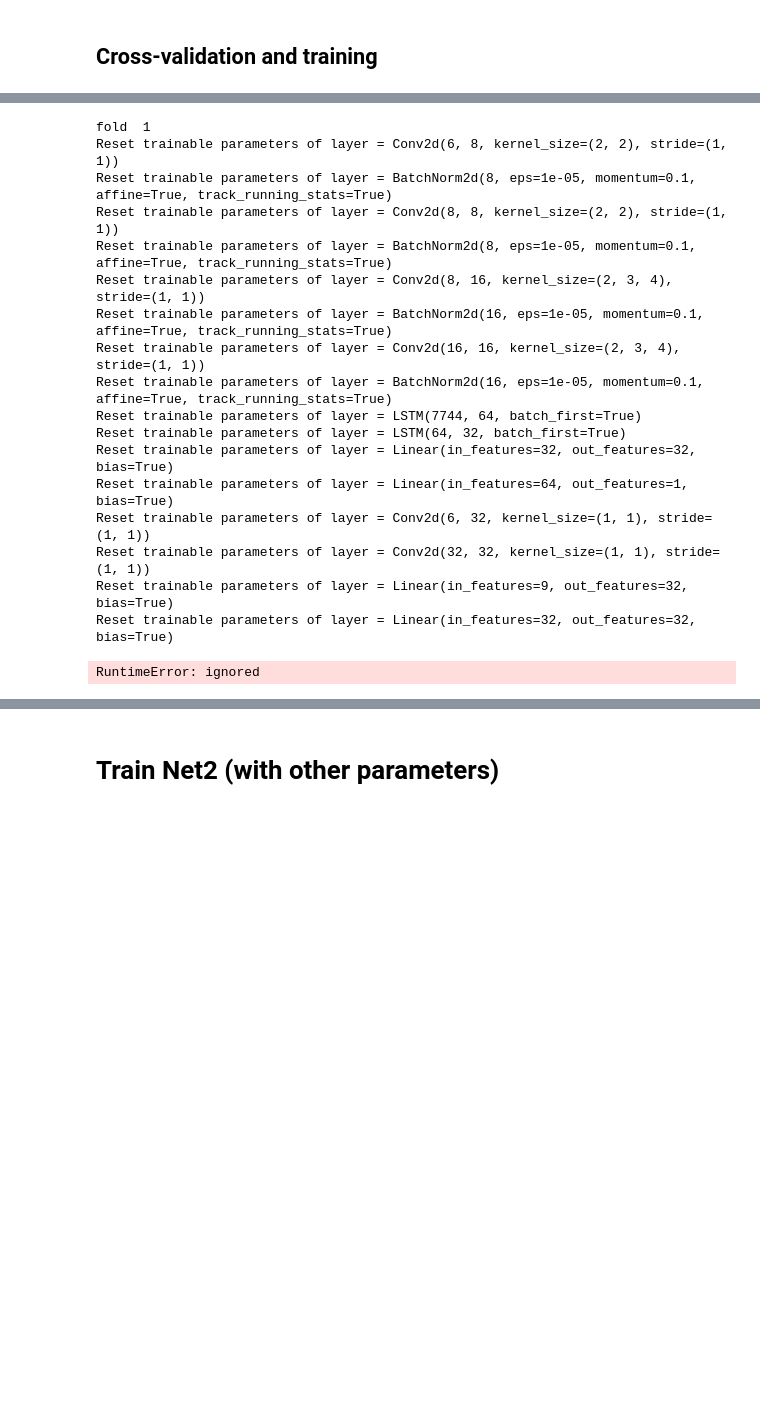
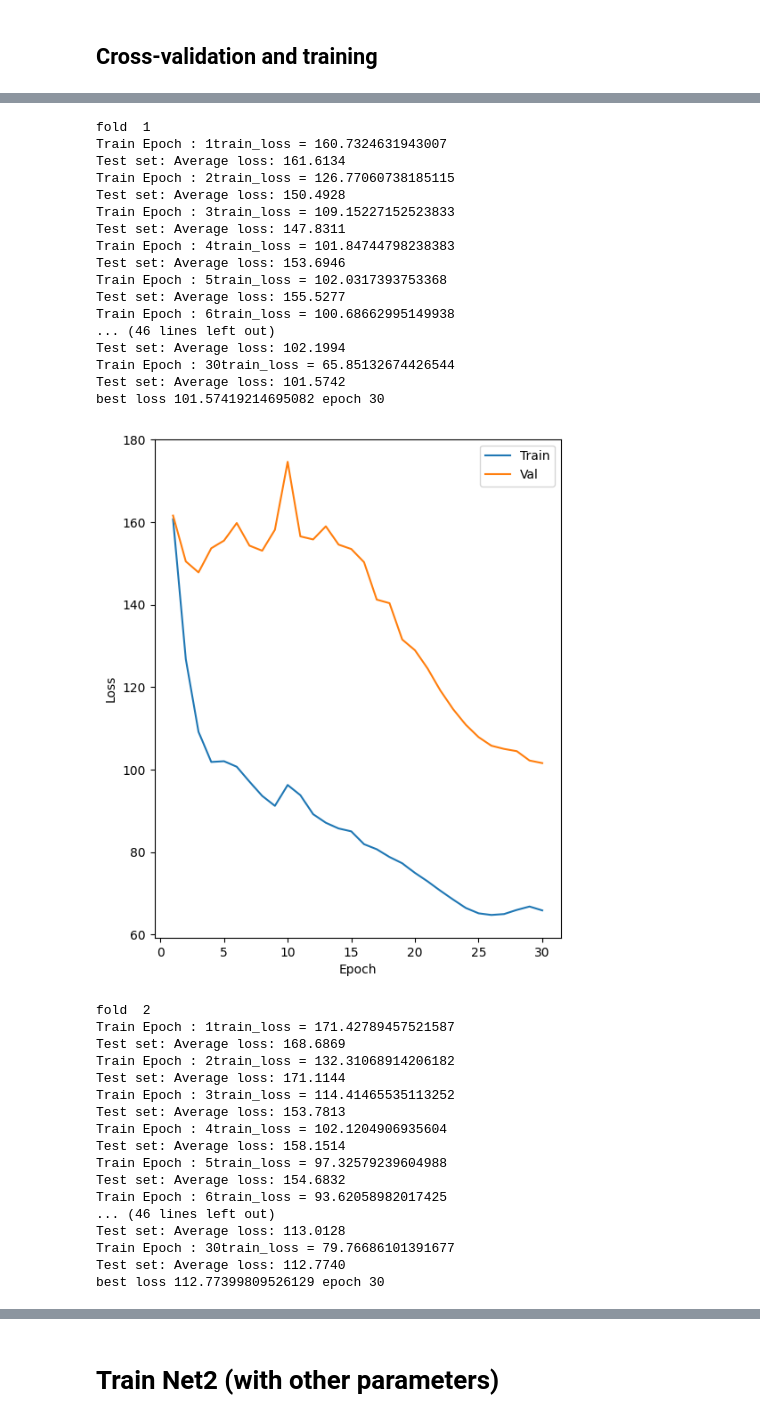
Before and after one commit to CS-433/ml-project-2-lapd, a Jupyter notebook: Project_with_pytorch_CV_with_meteo.ipynb, the cells around one changed output, grey strips where cells are left out. Drawn from its saved outputs; the diff is of its cells as text; code cells hidden in the pictures; blank space fills up the shorter version.

```diff
--- a/Project_with_pytorch_CV_with_meteo.ipynb
+++ b/Project_with_pytorch_CV_with_meteo.ipynb
@@ -56,10 +55,10 @@ from google.colab import drive
 drive.mount("/content/drive")
 
 ## change path to where the folder of the images is
-#path = 'drive/MyDrive/Colab Notebooks/CSS 433/data' #antonin
+path = 'drive/MyDrive/Colab Notebooks/CSS 433/data' #antonin
 #path = 'drive/MyDrive/master/CSS 433/data' #Jade
 #path = 'drive/MyDrive/data' #Jade ordi 2
-path = 'drive/MyDrive/CSS 433/data' #Alison
+#path = 'drive/MyDrive/CSS 433/data' #Alison
 
 for file in os.listdir(path):
   print(file)
@@ -96,7 +97,7 @@ class GHIDataset(Dataset):
 
 
         self.root_dir = root_dir
-        self.labels = torch.from_numpy(np.load(os.path.join(self.root_dir,labels)))
+        self.labels = torch.from_numpy(np.load(os.path.join(self.root_dir,labels))).to(torch.float32)
         self.images = np.load(os.path.join(self.root_dir,images),mmap_mode='c')
 
         # Define the transforms to apply to labels or input
@@ -104,7 +105,7 @@ class GHIDataset(Dataset):
         self.transform_label = transform_label
         self.normalise_meteo = normalise_meteo
 
-        self.GHI = np.load(os.path.join(path, GHI),allow_pickle=True)
+        self.GHI =  torch.from_numpy(np.load(os.path.join(path, GHI),allow_pickle=True)).to(torch.float32)
 
         df = pd.read_excel(os.path.join(self.root_dir, meteo))
 
@@ -169,6 +170,7 @@ class GHIDataset(Dataset):
         wind_speed = self.wind_speed[idx]
         wind_dir = self.wind_dir[idx]
 
+        meteo_data = torch.stack((day, month, year, hour, minute, GHI, air_temp, wind_speed, wind_dir)).to(torch.float32)
 
         # Apply the transforms
         if self.transform_images:
@@ -178,7 +180,7 @@ class GHIDataset(Dataset):
         if self.transform_label:
             labels = self.transform_label(labels)
 
-        return image0,image1,day, month, year, hour, minute, GHI, air_temp, wind_speed, wind_dir, labels
+        return image0,image1,meteo_data,labels
 # %% [markdown]
 Below we load the dataset and transfom the images.
 # %%
@@ -466,9 +484,9 @@ optimizer_kwargs = dict(
 ) # constant
 
 # Variables
-kernel_size1 = [2, 3, 4] #For first conv2d
-kernel_size2 = [2, 3] #For MaxPool2d
-kernel_size3 = [2, 3, 4] #For second conv2d
+kernel_size1 = [3,5] #For first conv2d
+kernel_size2 = [2,3] #For MaxPool2d
+kernel_size3 = [3,5] #For second conv2d here with 2 it crashes
 dropout1 = [0, 0.1, 0.2, 0.3, 0.4, 0.5, 0.6] # Dropout rates for the first layer
 dropout2 = [0, 0.1, 0.2, 0.3, 0.4, 0.5, 0.6] # Dropout rates for the second layer
 batch_size = [8, 16, 32]
@@ -481,7 +499,8 @@ hyperparameter_combinations = list(itertools.product(kernel_size1, kernel_size2,
 # Define the K-fold Cross Validation
 folds = 5
 kfold = KFold(n_splits=folds, shuffle=True)
-criterion = RMSELoss #criterion for the training
+#criterion = RMSELoss
+criterion = F.mse_loss #criterion for the training
 
 
 # initialize each variables
@@ -493,8 +512,7 @@ result_best_epoch = []
 
 #iterate on each fold
 for kernel1, kernel2, kernel3, dpt1, dpt2, batch_size_, out in hyperparameter_combinations :
-
-  model = Net2(dropout1 = dpt1, dropout2 = dpt2, out_channels=out, kernel_size1=kernel1, kernel_size2=kernel2, kernel_Size3 = kernel3)
+  model = Net2(dropout1 = dpt1, dropout2 = dpt2, out_channels=out, kernel_size1=kernel1, kernel_size2=kernel2, kernel_size3 = kernel3)
   model = model.to(device=device)
 
   for fold, (train_ids, test_ids) in enumerate(kfold.split(ghi_train)):
@@ -512,7 +530,9 @@ for kernel1, kernel2, kernel3, dpt1, dpt2, batch_size_, out in hyperparameter_co
       #prepare the model
       model.apply(reset_weights)
       optimizer = torch.optim.AdamW(model.parameters(), **optimizer_kwargs)
-
+      scheduler = torch.optim.lr_scheduler.CosineAnnealingLR(
+        optimizer,
+        T_max=(len(train_loader.dataset) * num_epochs) // 8,)
       # ===== Train Model =====
       best_val_loss = float('inf')  # Initialize with positive infinity
       best_epoch = 0
@@ -521,7 +541,7 @@ for kernel1, kernel2, kernel3, dpt1, dpt2, batch_size_, out in hyperparameter_co
       #val_loss_history = []
       val_loss_step = []
       for epoch in range(1, num_epochs + 1):
-        train_loss = train_epoch(model, optimizer, criterion, train_loader, epoch, device)
+        train_loss = train_epoch(model, optimizer,scheduler, criterion, train_loader, epoch, device)
       #train_loss_history.extend(train_loss)
         train_loss_step.append(np.mean(train_loss))
 
@@ -534,47 +554,64 @@ for kernel1, kernel2, kernel3, dpt1, dpt2, batch_size_, out in hyperparameter_co
         if loss < best_val_loss:
           best_val_loss = loss
           best_epoch = epoch
           best_model_state = model.state_dict()
 
       print("best loss",best_val_loss, "epoch", best_epoch)
       result_model.append(best_model_state)
       result_best_val_loss.append(best_val_loss)
       result_best_epoch.append(best_epoch)
 
       # ===== Plot training curves =====
       t_val = np.arange(1, num_epochs + 1)
 
     # Increase the size of the plot
       plt.figure(figsize=(20, 16))
 
       plt.subplot(2, 3, 2)
       plt.plot(t_val, train_loss_step, label="Train")
       plt.plot(t_val, val_loss_step, label="Val")
       plt.legend()
       plt.xlabel("Epoch")
       plt.ylabel("Loss")
       plt.show()
 
   # define best parameters
   mean_loss = np.mean(result_best_val_loss)
   mean_epoch = math.ceil(np.mean(result_best_epoch))
   print("best loss",np.mean(result_best_val_loss), "epoch", mean_epoch)
 # %% [output]
 fold  1
-Reset trainable parameters of layer = Conv2d(6, 8, kernel_size=(2, 2), stride=(1, 1))
-Reset trainable parameters of layer = BatchNorm2d(8, eps=1e-05, momentum=0.1, affine=True, track_running_stats=True)
-Reset trainable parameters of layer = Conv2d(8, 8, kernel_size=(2, 2), stride=(1, 1))
-Reset trainable parameters of layer = BatchNorm2d(8, eps=1e-05, momentum=0.1, affine=True, track_running_stats=True)
-Reset trainable parameters of layer = Conv2d(8, 16, kernel_size=(2, 3, 4), stride=(1, 1))
-Reset trainable parameters of layer = BatchNorm2d(16, eps=1e-05, momentum=0.1, affine=True, track_running_stats=True)
-Reset trainable parameters of layer = Conv2d(16, 16, kernel_size=(2, 3, 4), stride=(1, 1))
-Reset trainable parameters of layer = BatchNorm2d(16, eps=1e-05, momentum=0.1, affine=True, track_running_stats=True)
-Reset trainable parameters of layer = LSTM(7744, 64, batch_first=True)
-Reset trainable parameters of layer = LSTM(64, 32, batch_first=True)
-Reset trainable parameters of layer = Linear(in_features=32, out_features=32, bias=True)
-Reset trainable parameters of layer = Linear(in_features=64, out_features=1, bias=True)
-Reset trainable parameters of layer = Conv2d(6, 32, kernel_size=(1, 1), stride=(1, 1))
-Reset trainable parameters of layer = Conv2d(32, 32, kernel_size=(1, 1), stride=(1, 1))
-Reset trainable parameters of layer = Linear(in_features=9, out_features=32, bias=True)
-Reset trainable parameters of layer = Linear(in_features=32, out_features=32, bias=True)
+Train Epoch : 1train_loss = 160.7324631943007
+Test set: Average loss: 161.6134
+Train Epoch : 2train_loss = 126.77060738185115
+Test set: Average loss: 150.4928
+Train Epoch : 3train_loss = 109.15227152523833
+Test set: Average loss: 147.8311
+Train Epoch : 4train_loss = 101.84744798238383
+Test set: Average loss: 153.6946
+Train Epoch : 5train_loss = 102.0317393753368
+Test set: Average loss: 155.5277
+Train Epoch : 6train_loss = 100.68662995149938
+... (46 lines left out)
+Test set: Average loss: 102.1994
+Train Epoch : 30train_loss = 65.85132674426544
+Test set: Average loss: 101.5742
+best loss 101.57419214695082 epoch 30
+[figure, added]
-RuntimeError: ignored
+fold  2
+Train Epoch : 1train_loss = 171.42789457521587
+Test set: Average loss: 168.6869
+Train Epoch : 2train_loss = 132.31068914206182
+Test set: Average loss: 171.1144
+Train Epoch : 3train_loss = 114.41465535113252
+Test set: Average loss: 153.7813
+Train Epoch : 4train_loss = 102.1204906935604
+Test set: Average loss: 158.1514
+Train Epoch : 5train_loss = 97.32579239604988
+Test set: Average loss: 154.6832
+Train Epoch : 6train_loss = 93.62058982017425
+... (46 lines left out)
+Test set: Average loss: 113.0128
+Train Epoch : 30train_loss = 79.76686101391677
+Test set: Average loss: 112.7740
+best loss 112.77399809526129 epoch 30
```
Also changed, not shown: parts of 11 cells of this notebook.
